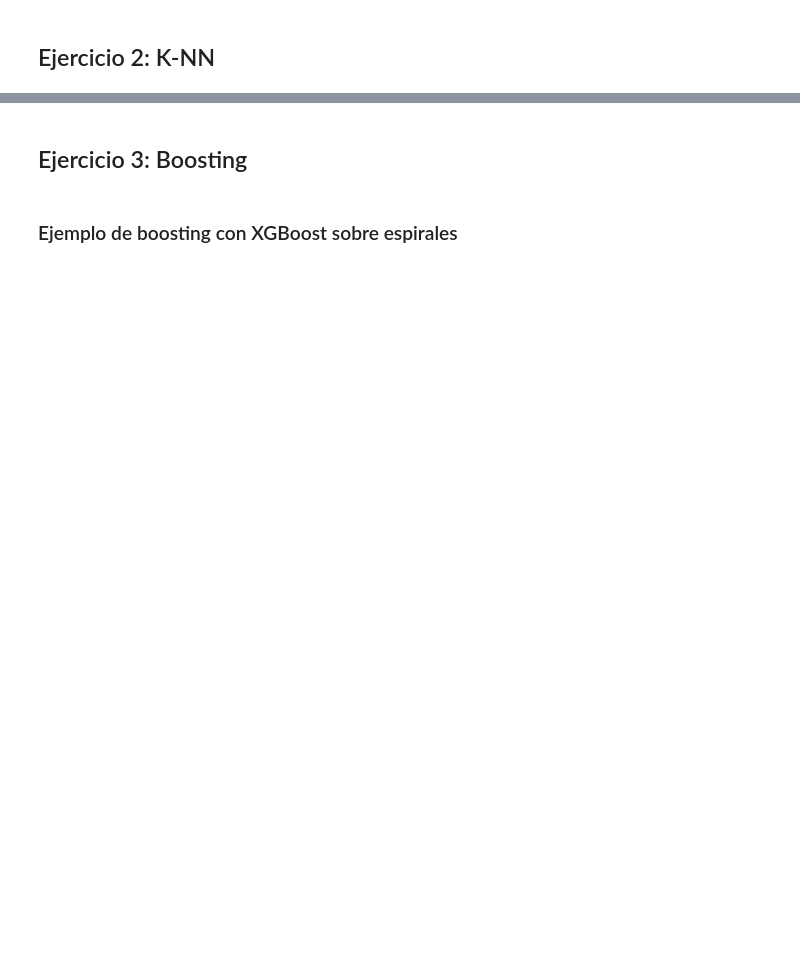
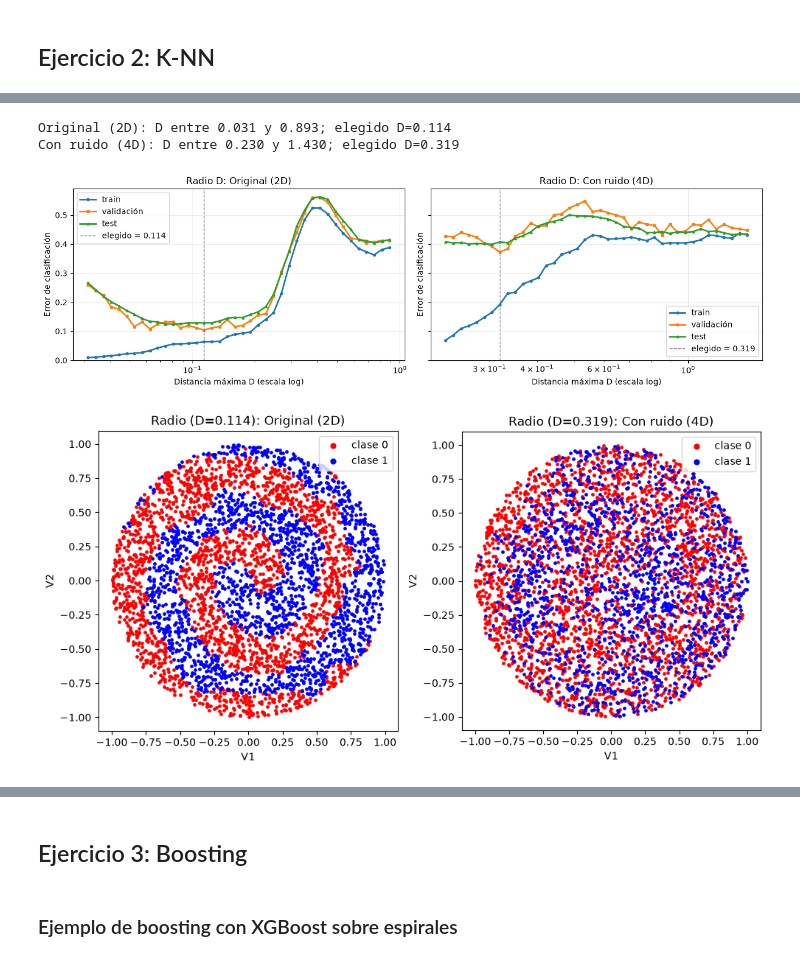
Before and after one commit to BrunoSpoletini/topicosMineriaDeDatos, a Jupyter notebook: tp4/TMD_TP4_Metodos_Supervisados_Avanzados.ipynb, the cells around one changed output, grey strips where cells are left out. Saved outputs shown, nothing was run; the diff lists cells and outputs as text; code cells hidden in the pictures; blank space fills up the shorter version.

```diff
--- a/tp4/TMD_TP4_Metodos_Supervisados_Avanzados.ipynb
+++ b/tp4/TMD_TP4_Metodos_Supervisados_Avanzados.ipynb
@@ -60,11 +66,17 @@ Sample X:  |> In article <1993Apr5.220457.6800@spdc.ti.com> dwhite@epcot.spdc.ti
 Sample y:  16
 ['alt.atheism', 'comp.graphics', 'comp.os.ms-windows.misc', 'comp.sys.ibm.pc.hardware', 'comp.sys.mac.hardware', 'comp.windows.x', 'misc.forsale', 'rec.autos', 'rec.motorcycles', 'rec.sport.baseball', ...
 # %%
-# spirals
-esp_train = pd.read_csv("esp_train.csv", sep=',')
+# spirals (los CSV no tienen encabezado)
+esp_train = pd.read_csv("esp_train.csv", sep=',', header=None)
 print(esp_train)
-esp_test = pd.read_csv("esp_test.csv", sep=',')
+esp_test = pd.read_csv("esp_test.csv", sep=',', header=None)
 print(esp_test)
+
+# spirals con dos variables de ruido uniforme
+esp_4d_train = pd.read_csv("esp_4d_train_noisy.csv", sep=',', header=None)
+print(esp_4d_train)
+esp_4d_test = pd.read_csv("esp_4d_test_noisy.csv", sep=',', header=None)
+print(esp_4d_test)
 
 # diagonals
 diag_train = pd.read_csv("diag_train.csv", sep=',')
@@ -209,0 +312,45 @@ rnn = RadiusNeighborsClassifier(
+# %%
+N_CANDIDATOS = 40
+
+
+# Sacamos la lista de candidatos segun las distancias entre los puntos en train.
+def candidatos_D(X_tr):
+    dist_vecino = NearestNeighbors(n_neighbors=2).fit(X_tr).kneighbors(X_tr)[0][:, 1]
+    d_min = np.median(dist_vecino)
+    d_max = np.median(pairwise_distances(X_tr))
+    return np.geomspace(d_min, d_max, N_CANDIDATOS), d_min, d_max
+
+
+# Un punto sin vecinos dentro de D recibe la clase más frecuente de train
+def crear_rnn(D):
+    return RadiusNeighborsClassifier(radius=D, outlier_label='most_frequent')
+
+tablas_rnn = {}
+for nombre, (train, test) in datos_esp.items():
+    X_tr, y_tr, X_val, y_val, X_te, y_te = separar(train, test)
+    valores_D, d_min, d_max = candidatos_D(X_tr)
+    tabla = barrido(crear_rnn, valores_D, X_tr, y_tr, X_val, y_val, X_te, y_te)
+    tablas_rnn[nombre] = tabla
+
+    mejor_D = tabla.loc[tabla['error_val'].idxmin(), 'valor']
+    finales[nombre]['Radio'] = (f'D={mejor_D:.3f}', crear_rnn(mejor_D).fit(X_tr, y_tr))
+    print(f'{nombre}: D entre {d_min:.3f} y {d_max:.3f}; elegido D={mejor_D:.3f} ')
+
+fig, axes = plt.subplots(1, 2, figsize=(13, 4), sharey=True)
+for ax, (nombre, tabla) in zip(axes, tablas_rnn.items()):
+    graficar_errores(ax, tabla, f'Radio D: {nombre}', 'Distancia máxima D (escala log)', log=True)
+plt.tight_layout()
+plt.show()
+
+fig, axes = plt.subplots(1, 2, figsize=(10, 5))
+for ax, (nombre, (train, test)) in zip(axes, datos_esp.items()):
+    X_te = test[:, :-1]
+    param, modelo = finales[nombre]['Radio']
+    graficar_predicciones(ax, X_te, modelo.predict(X_te), f'Radio ({param}): {nombre}')
+plt.tight_layout()
+plt.show()
+# %% [output]
+Original (2D): D entre 0.031 y 0.893; elegido D=0.114
+Con ruido (4D): D entre 0.230 y 1.430; elegido D=0.319
+[figure, added]
+[figure, added]
```
Also changed, not shown: parts of 8 cells of this notebook.
